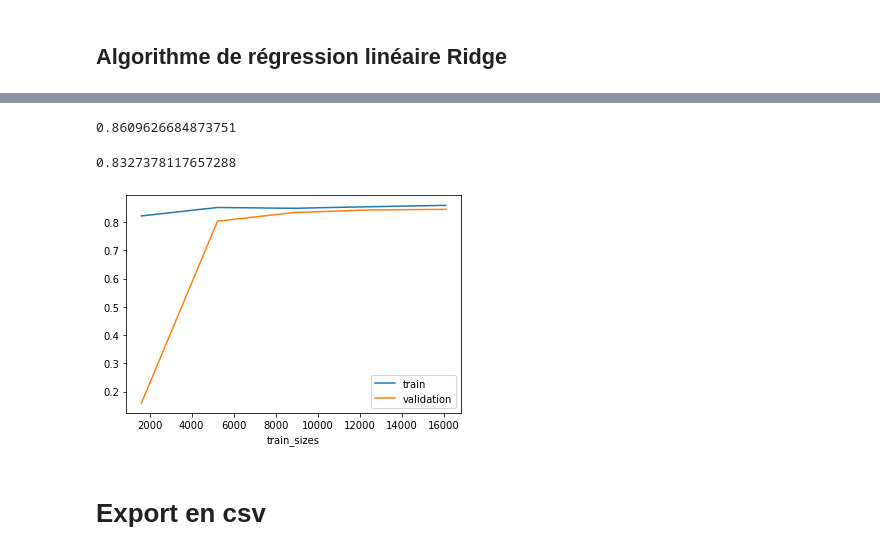
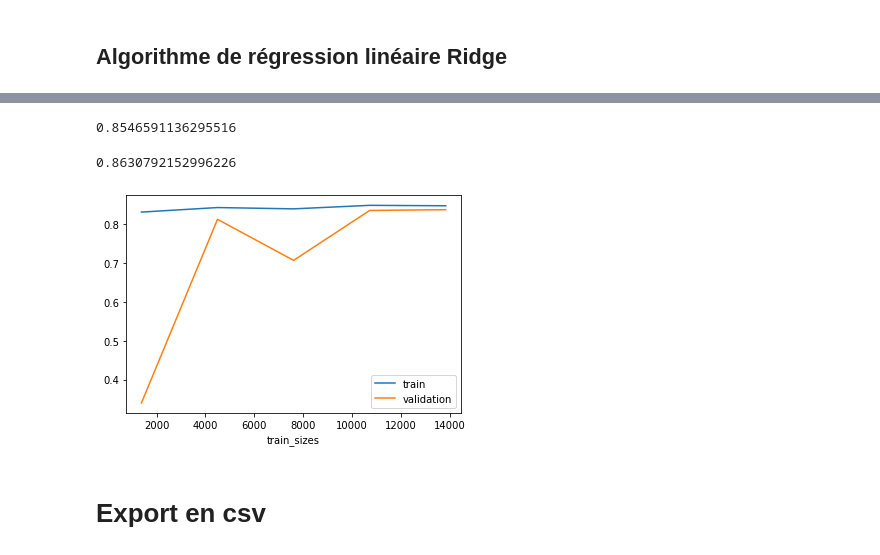
Before and after one commit to StevenDelval/application_pr-diction_prix_maison, a Jupyter notebook: data_modelisation.ipynb, the cells around one changed output, grey strips where cells are left out. Cells and saved outputs as stored; diff of their text form; code cells hidden in the pictures.

Commit message:
Change  model

```diff
--- a/data_modelisation.ipynb
+++ b/data_modelisation.ipynb
@@ -86,6 +87,6 @@ modelRid.score(X_test,y_test)
 # %%
 y_pred = modelRid.predict(X_train)
 # %%
-rest = (y_pred - y_train).abs().sort_values()
-print(rest)
+residual = (y_pred - y_train).abs().sort_values()
+print(residual)
 # %% [output]
@@ -106,28 +112,30 @@ to_drop = rest[rest > 950000].index
+# %%
+to_drop = residual[residual > 1300000].index
 # %%
 X_train = X_train.drop(to_drop)
 y_train = y_train.drop(to_drop)
 # %%
-modelRid= make_pipeline(my_col_trans, Ridge(alpha=10))
-modelRid.fit(X_train,y_train)
-modelRid.score(X_train,y_train)
+modeltRid= make_pipeline(my_col_trans, Ridge(alpha=10))
+modeltRid.fit(X_train,y_train)
+modeltRid.score(X_train,y_train)
 # %% [output]
-0.8609626684873751
+0.8546591136295516
 # %%
-modelRid.score(X_test,y_test)
+modeltRid.score(X_test,y_test)
 # %% [output]
-0.8327378117657288
+0.8630792152996226
 # %%
 
-train_sizes, train_scores, test_scores, fit_times, _ = learning_curve(modelRid,X_train,y_train, cv=15,return_times=True)
+train_sizes, train_scores, test_scores, fit_times, _ = learning_curve(modelRid,X_train,y_train,return_times=True)
 
 
 plt.plot(train_sizes, train_scores.mean(axis=1), label='train')
 plt.plot(train_sizes, test_scores.mean(axis=1), label='validation')
 plt.xlabel('train_sizes')
 plt.legend()
 plt.show()
 # %% [output]
-[figure, old version]
+[figure, new version]
 # %% [markdown]
 # Export en csv
 # %%
```
Also changed, not shown: parts of 7 cells of this notebook, 5 other files.
